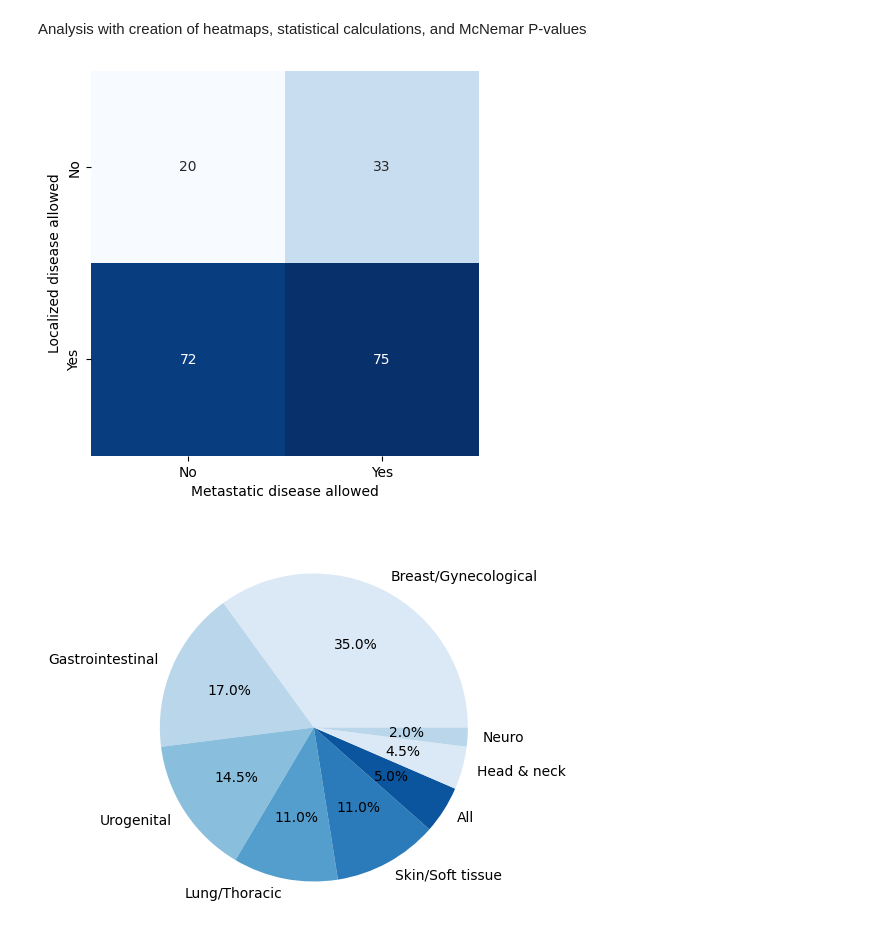
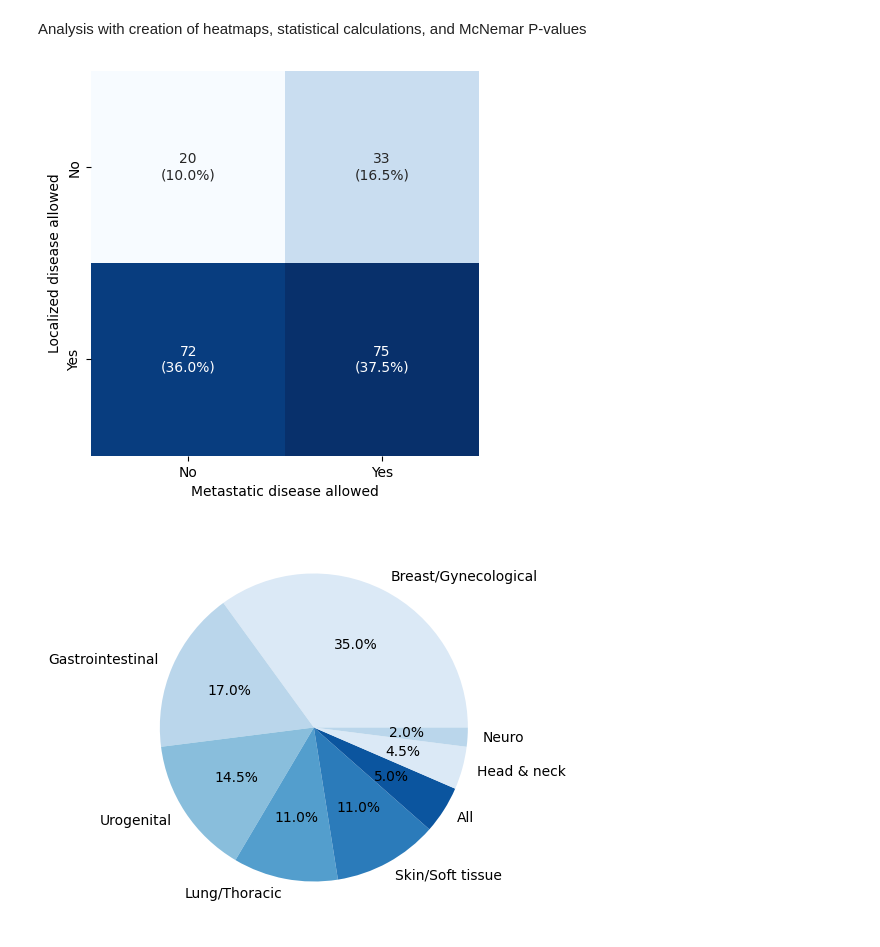
Before and after one commit to JuliaWy/Full-text-vs-Abstract, a Jupyter notebook: 4_analysis/analysis.ipynb, the cells around one changed output. Saved outputs shown, nothing was run; the diff lists cells and outputs as text; code cells hidden in the pictures.

```diff
--- a/4_analysis/analysis.ipynb
+++ b/4_analysis/analysis.ipynb
@@ -10,7 +10,7 @@ from statsmodels.stats.contingency_tables import mcnemar
 from statsmodels.stats.inter_rater import cohens_kappa
 from statsmodels.stats.proportion import proportion_confint
 # %%
-# Creating dummy variables and Heatmap of the distribution
+# Creating dummy variables
 
 # Import dataset (literal_eval is required so that lists in accept are interpreted as lists)
 table = pd.read_csv("C:/Users/Julia/Desktop/Full text vs Abstract/4_analysis/GPT_high_temp100.csv",
@@ -22,23 +22,37 @@ table = table.join(pd.get_dummies(table["accept"].explode()).groupby(level=0).su
 table = table.join(pd.get_dummies(table["abstract_gpt-5-2025-08"].explode(), prefix="ABSTRACT").groupby(level=0).sum())
 #Create dummy variables for the full-text labels
 table = table.join(pd.get_dummies(table["full_text_gpt-5-2025-08"].explode(), prefix="FULL_TEXT").groupby(level=0).sum())
-
-# Heatmap showing the distribution of localized and metastatic disease in the dataset
-fig = plt.figure(figsize=(5, 5))
-LM_cross_tab = pd.crosstab(table['LOCAL'], table['METASTATIC'])
-
-sns.heatmap(LM_cross_tab, annot=True, cmap="Blues", fmt="d")
-plt.xlabel("Metastatic disease allowed")
-plt.ylabel("Localized disease allowed")
-plt.xticks([0.5, 1.5], ["No", "Yes"])
-plt.yticks([0.5, 1.5], ["No", "Yes"])
-
-# Remove the colorbar but keep the width of the heatmap
-plt.gca().collections[0].colorbar.remove()
-plt.show()
-fig.savefig("LM_distribution.png", dpi=300, bbox_inches="tight")
-# %% [output]
-[figure, removed]
+# %%
+# Heatmap showing the distribution of localized and metastatic disease in the dataset
+fig = plt.figure(figsize=(5, 5))
+LM_cross_tab = pd.crosstab(table['LOCAL'], table['METASTATIC'])
+
+# Add percentage to the absolute number
+labels = np.array([
+    f"{count}\n({count/2:.1f}%)" # Total number is always 200 so divide by to to get percentage
+    for count in LM_cross_tab.values.flatten()
+]).reshape(LM_cross_tab.shape)
+
+#creation of the heatmap
+sns.heatmap(
+    LM_cross_tab,
+    annot=labels,
+    fmt="",
+    cmap="Blues"
+)
+
+plt.xlabel("Metastatic disease allowed")
+plt.ylabel("Localized disease allowed")
+plt.xticks([0.5, 1.5], ["No", "Yes"])
+plt.yticks([0.5, 1.5], ["No", "Yes"])
+
+# Remove the colorbar but keep the width of the heatmap
+plt.gca().collections[0].colorbar.remove()
+
+plt.show()
+fig.savefig("LM_distribution_percentage.png", dpi=300, bbox_inches="tight")
+# %% [output]
+[figure, added]
 # %%
 # Pie chart of tumor types in the analyzed papers
 fig = plt.figure(figsize=(5, 5))
```
Also changed, not shown: parts of 8 cells of this notebook, 14 other files.
